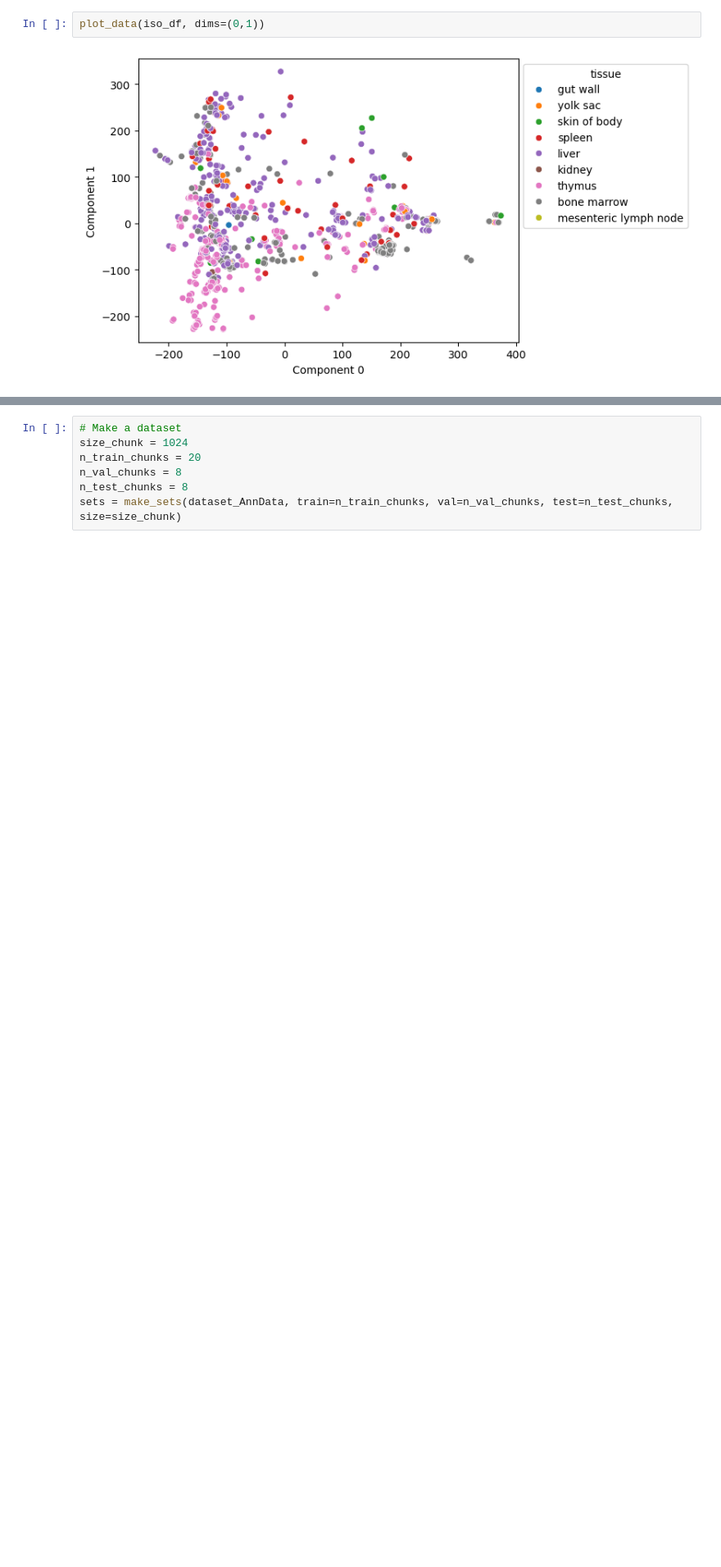
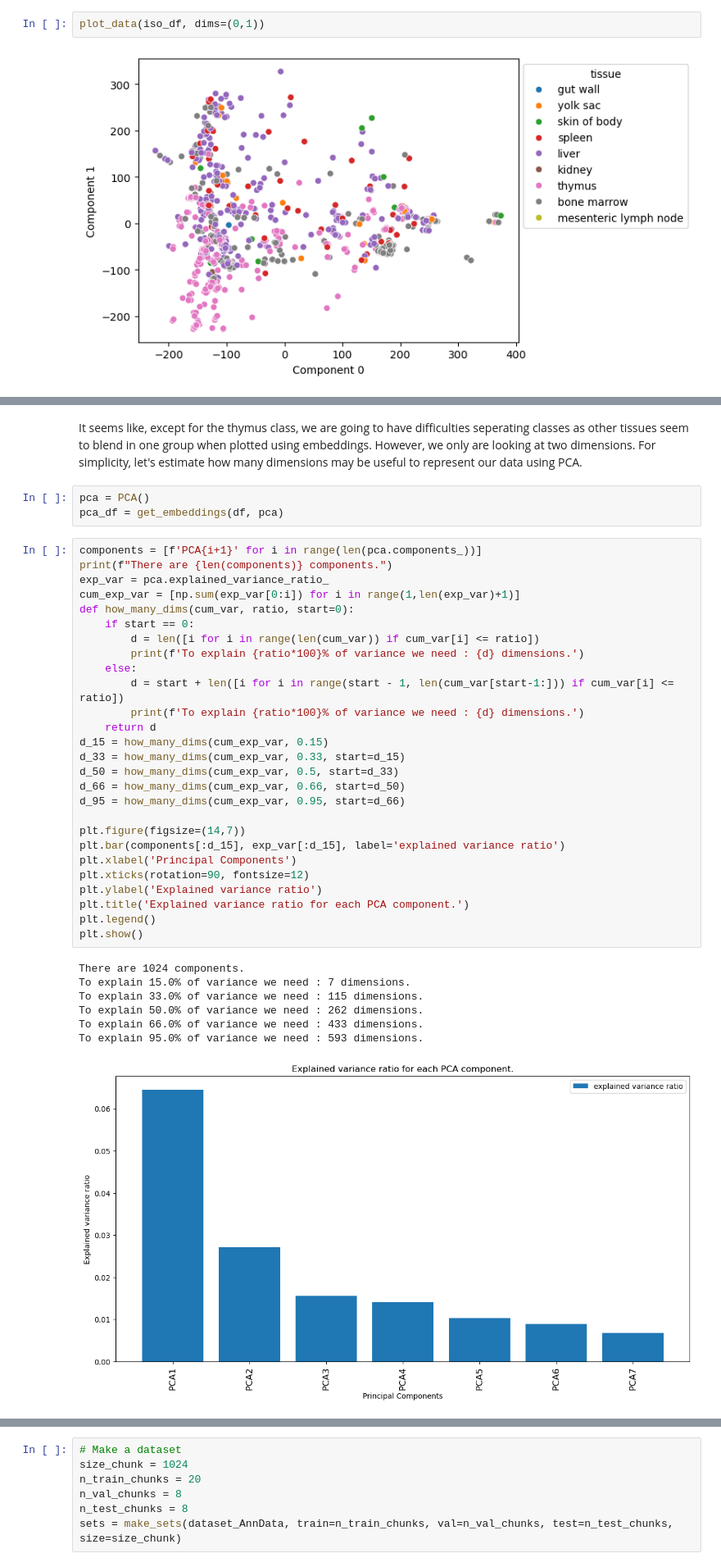
Before and after one commit to raphaelrubrice/Machine_Learning_Assignment, a Jupyter notebook: Origine_LymphocyteB.ipynb, the cells around one changed output, grey strips where cells are left out. Shown at 82% size. Saved outputs shown, nothing was run; the diff lists cells and outputs as text; blank space fills up the shorter version.

```diff
--- a/Origine_LymphocyteB.ipynb
+++ b/Origine_LymphocyteB.ipynb
@@ -210,0 +204,40 @@ plot_data(umap_df)
+# %% [markdown]
+It seems like, except for the thymus class, we are going to have difficulties seperating classes as other tissues seem to blend in one group when plotted using embeddings. However, we only are looking at two dimensions. For simplicity, let's estimate how many dimensions may be useful to represent our data using PCA.
+# %%
+pca = PCA()
+pca_df = get_embeddings(df, pca)
+# %%
+components = [f'PCA{i+1}' for i in range(len(pca.components_))]
+print(f"There are {len(components)} components.")
+exp_var = pca.explained_variance_ratio_
+cum_exp_var = [np.sum(exp_var[0:i]) for i in range(1,len(exp_var)+1)]
+def how_many_dims(cum_var, ratio, start=0):
+    if start == 0:
+        d = len([i for i in range(len(cum_var)) if cum_var[i] <= ratio])
+        print(f'To explain {ratio*100}% of variance we need : {d} dimensions.')
+    else:
+        d = start + len([i for i in range(start - 1, len(cum_var[start-1:])) if cum_var[i] <= ratio])
+        print(f'To explain {ratio*100}% of variance we need : {d} dimensions.')
+    return d
+d_15 = how_many_dims(cum_exp_var, 0.15)
+d_33 = how_many_dims(cum_exp_var, 0.33, start=d_15)
+d_50 = how_many_dims(cum_exp_var, 0.5, start=d_33)
+d_66 = how_many_dims(cum_exp_var, 0.66, start=d_50)
+d_95 = how_many_dims(cum_exp_var, 0.95, start=d_66)
+
+plt.figure(figsize=(14,7))
+plt.bar(components[:d_15], exp_var[:d_15], label='explained variance ratio')
+plt.xlabel('Principal Components')
+plt.xticks(rotation=90, fontsize=12)
+plt.ylabel('Explained variance ratio')
+plt.title('Explained variance ratio for each PCA component.')
+plt.legend()
+plt.show()
+# %% [output]
+There are 1024 components.
+To explain 15.0% of variance we need : 7 dimensions.
+To explain 33.0% of variance we need : 115 dimensions.
+To explain 50.0% of variance we need : 262 dimensions.
+To explain 66.0% of variance we need : 433 dimensions.
+To explain 95.0% of variance we need : 593 dimensions.
+[figure, added]
```
Also changed, not shown: parts of 76 cells of this notebook, 1 other file.
